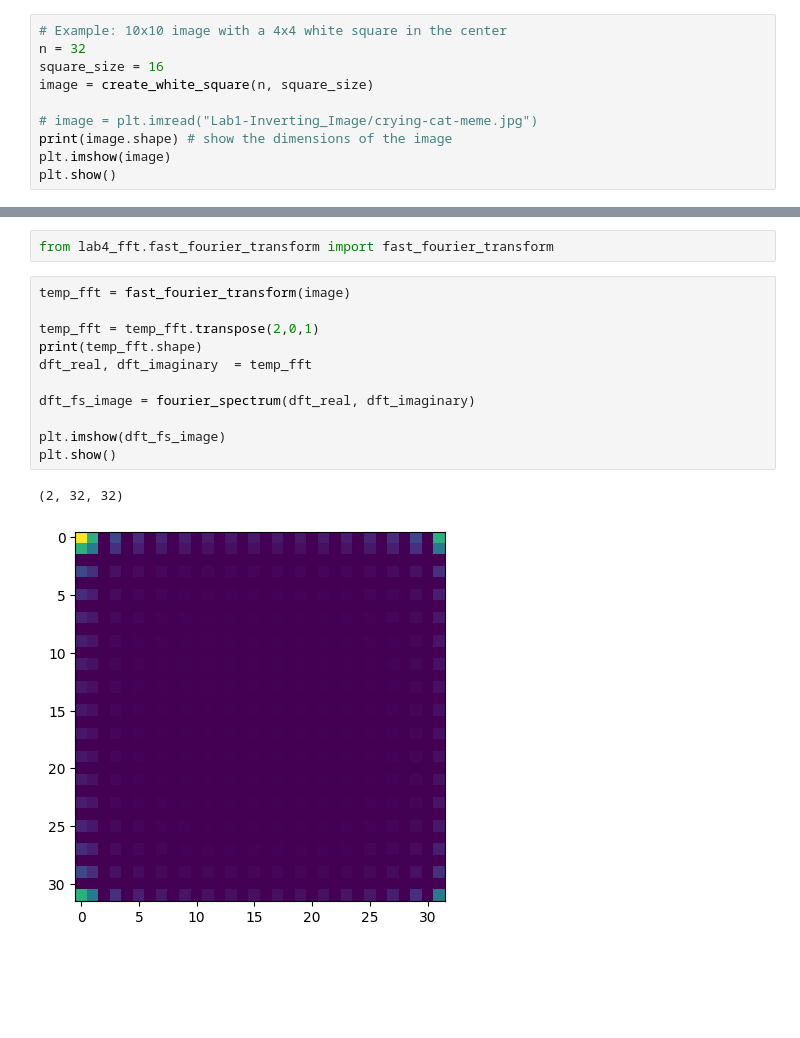
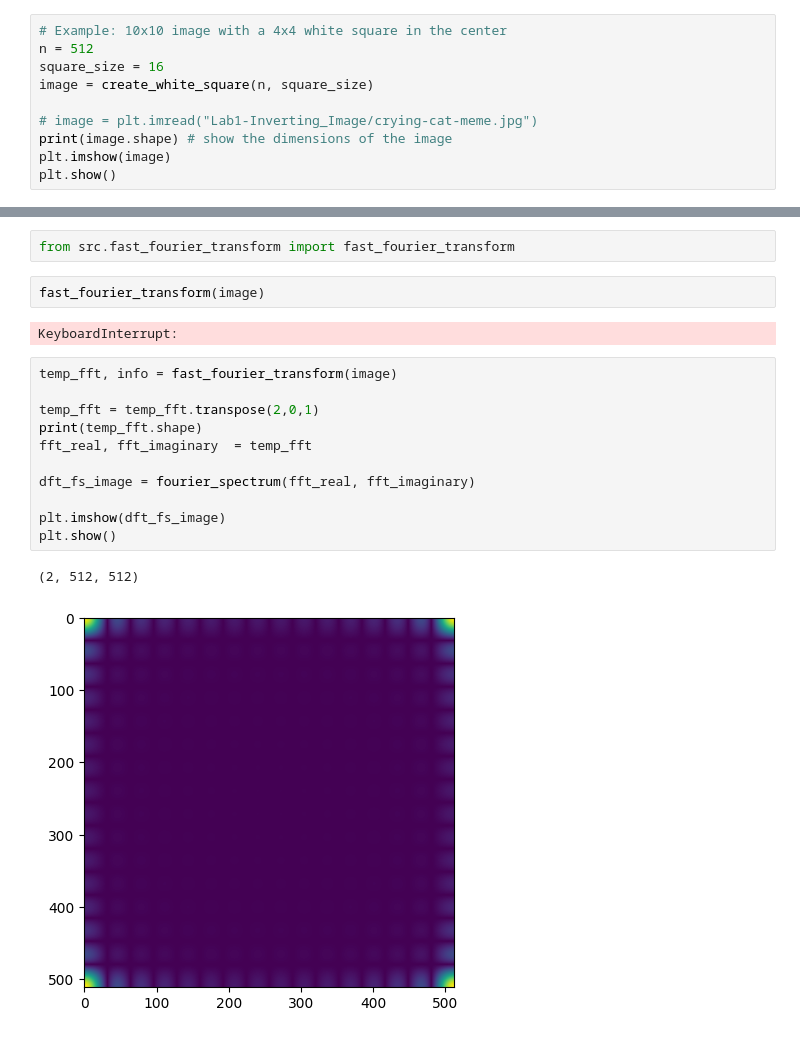
Before and after one commit to rdgbrian/image-processing-labs, a Jupyter notebook: lab5_fft.ipynb, the cells around one changed output, grey strips where cells are left out. Cells and saved outputs as stored; diff of their text form; blank space fills up the shorter version.

```diff
--- a/lab5_fft.ipynb
+++ b/lab5_fft.ipynb
@@ -5,6 +5,6 @@ from lab3_dft.discrete_fourier_transform import discrete_fourier_transform, four
 # %%
 # Example: 10x10 image with a 4x4 white square in the center
-n = 32
+n = 512
 square_size = 16
 image = create_white_square(n, square_size)
 
@@ -40,16 +40,20 @@ plt.show()
 # %%
-from lab4_fft.fast_fourier_transform import fast_fourier_transform
+from src.fast_fourier_transform import fast_fourier_transform
+# %%
+fast_fourier_transform(image)
+# %% [output]
+KeyboardInterrupt:
 # %%
-temp_fft = fast_fourier_transform(image)
+temp_fft, info = fast_fourier_transform(image)
 
 temp_fft = temp_fft.transpose(2,0,1)
 print(temp_fft.shape)
-dft_real, dft_imaginary  = temp_fft
+fft_real, fft_imaginary  = temp_fft
 
-dft_fs_image = fourier_spectrum(dft_real, dft_imaginary)
+dft_fs_image = fourier_spectrum(fft_real, fft_imaginary)
 
 plt.imshow(dft_fs_image)
 plt.show()
 # %% [output]
-(2, 32, 32)
+(2, 512, 512)
-[figure, old version]
+[figure, new version]
```
Also changed, not shown: parts of 13 cells of this notebook, 19 other files.
